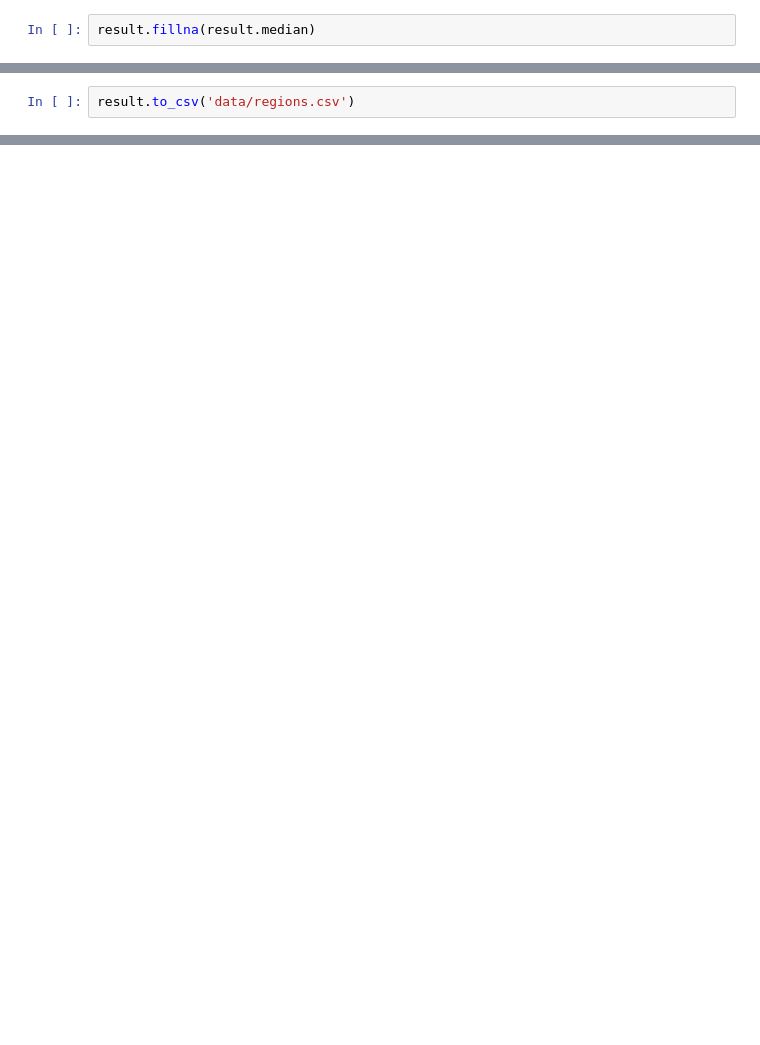
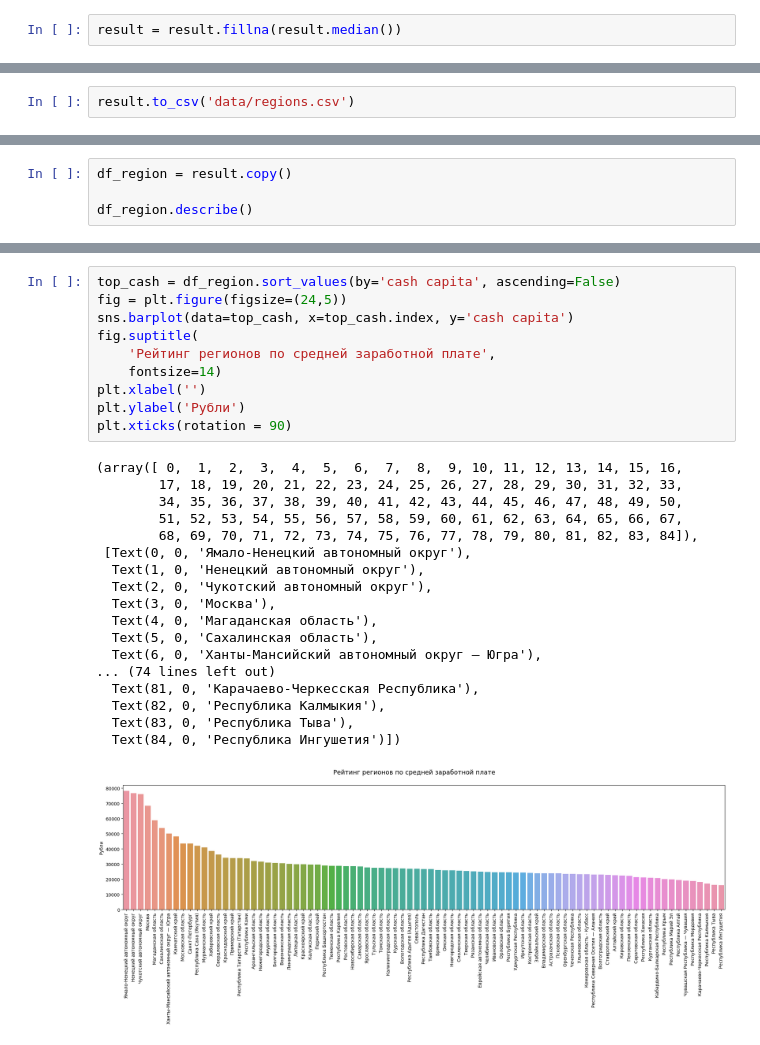
Before and after one commit to banzarkhan/ngo-clasterization, a Jupyter notebook: ngo-clasterization.ipynb, the cells around one changed output, grey strips where cells are left out. Saved outputs shown, nothing was run; the diff lists cells and outputs as text; blank space fills up the shorter version.

```diff
--- a/ngo-clasterization.ipynb
+++ b/ngo-clasterization.ipynb
@@ -1217,4 +1217,4 @@ memory usage: 21.2+ KB
 # %% [markdown]
 Оставшиеся значения заполним медианой по признаку
 # %%
-result.fillna(result.median)
+result = result.fillna(result.median())
@@ -1239,0 +1295,4 @@ result.to_csv('data/regions.csv')
+# %%
+df_region = result.copy()
+
+df_region.describe()
@@ -1239,0 +1315,29 @@ result.to_csv('data/regions.csv')
+# %%
+top_cash = df_region.sort_values(by='cash capita', ascending=False)
+fig = plt.figure(figsize=(24,5))
+sns.barplot(data=top_cash, x=top_cash.index, y='cash capita')
+fig.suptitle(
+    'Рейтинг регионов по средней заработной плате',
+    fontsize=14)
+plt.xlabel('')
+plt.ylabel('Рубли')
+plt.xticks(rotation = 90)
+# %% [output]
+(array([ 0,  1,  2,  3,  4,  5,  6,  7,  8,  9, 10, 11, 12, 13, 14, 15, 16,
+        17, 18, 19, 20, 21, 22, 23, 24, 25, 26, 27, 28, 29, 30, 31, 32, 33,
+        34, 35, 36, 37, 38, 39, 40, 41, 42, 43, 44, 45, 46, 47, 48, 49, 50,
+        51, 52, 53, 54, 55, 56, 57, 58, 59, 60, 61, 62, 63, 64, 65, 66, 67,
+        68, 69, 70, 71, 72, 73, 74, 75, 76, 77, 78, 79, 80, 81, 82, 83, 84]),
+ [Text(0, 0, 'Ямало-Ненецкий автономный округ'),
+  Text(1, 0, 'Ненецкий автономный округ'),
+  Text(2, 0, 'Чукотский автономный округ'),
+  Text(3, 0, 'Москва'),
+  Text(4, 0, 'Магаданская область'),
+  Text(5, 0, 'Сахалинская область'),
+  Text(6, 0, 'Ханты-Мансийский автономный округ — Югра'),
+... (74 lines left out)
+  Text(81, 0, 'Карачаево-Черкесская Республика'),
+  Text(82, 0, 'Республика Калмыкия'),
+  Text(83, 0, 'Республика Тыва'),
+  Text(84, 0, 'Республика Ингушетия')])
+[figure, added]
```
Also changed, not shown: parts of 36 cells of this notebook.
